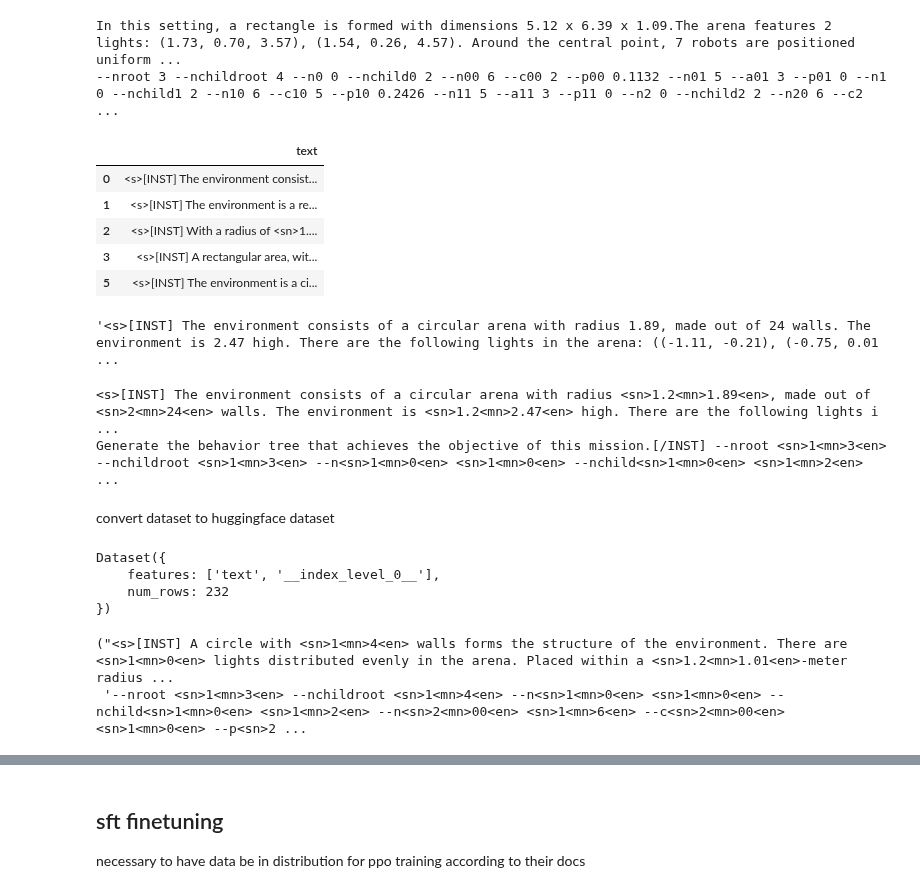
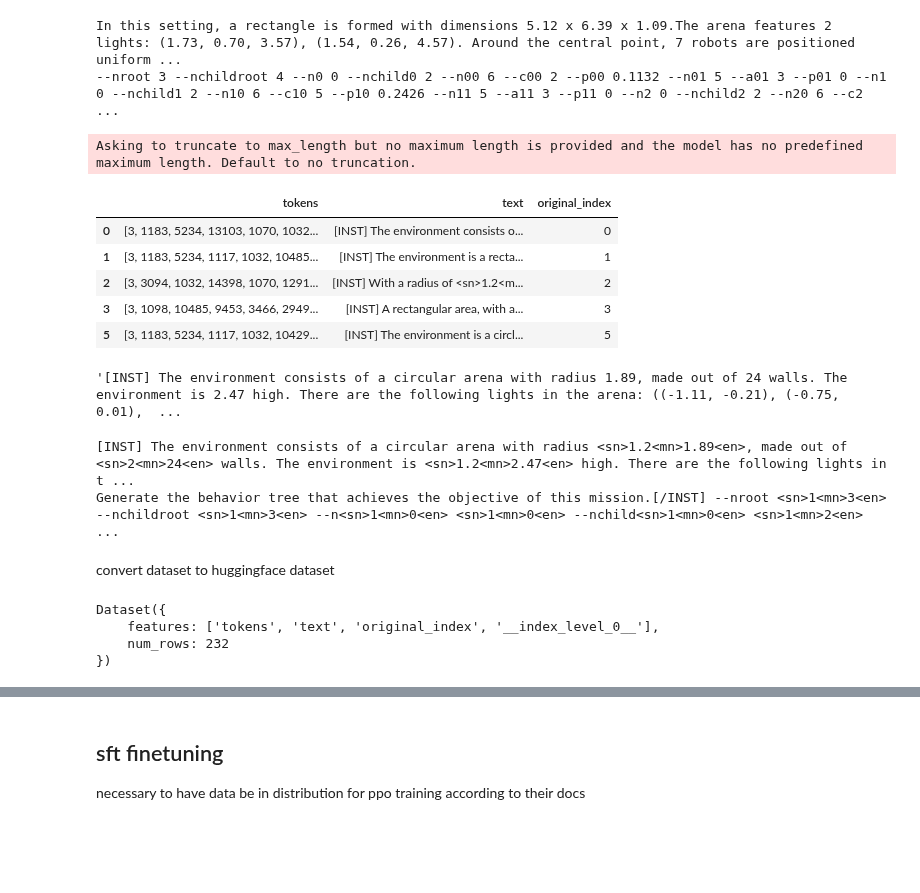
Before and after one commit to julianjandeleit/thesis_llm_collective_behavior_generation, a Jupyter notebook: llm_training/sft-trainer.ipynb, the cells around one changed output, grey strips where cells are left out. Drawn from its saved outputs; the diff is of its cells as text; code cells hidden in the pictures; blank space fills up the shorter version.

```diff
--- a/llm_training/sft-trainer.ipynb
+++ b/llm_training/sft-trainer.ipynb
@@ -47,8 +47,8 @@ bnb_config = BitsAndBytesConfig(
 model = AutoModelForCausalLM.from_pretrained(model_name,
                                                           quantization_config=bnb_config,)
 tokenizer = AutoTokenizer.from_pretrained(model_name)
-#tokenizer.pad_token = tokenizer.eos_token
-tokenizer.pad_token = tokenizer.unk_token
+tokenizer.pad_token = tokenizer.eos_token
+#tokenizer.pad_token = tokenizer.unk_token
 
 model = get_peft_model(model, lora_config)
 # %% [output]
@@ -135,32 +135,34 @@ dataset["llm_output"] = dataset["behavior_tree"].map(lambda x: encode_number(x))
 # %%
 def generate_prompt(sample, tokenizer):
   messages = [
       {"role": "user", "content": sample["llm_input"]+"\nGenerate the behavior tree that achieves the objective of this mission."},
       {"role": "assistant", "content": str(sample["llm_output"])},
   ]
 
-  text = tokenizer.apply_chat_template(messages, tokenize=False) # wraps text with special tokens depending on role (assitant or user)
-  return text
+  text = tokenizer.apply_chat_template(messages, tokenize=True, truncation=True, return_dict=True) # wraps text with special tokens depending on role (assitant or user)
+  return text["input_ids"][1:]
 
-dataset["text"] = dataset.apply(lambda x: generate_prompt(x, tokenizer),axis=1)
+dataset["tokens"] = dataset.apply(lambda x: generate_prompt(x, tokenizer),axis=1)
+dataset["text"] = dataset.apply(lambda x: tokenizer.decode(x.tokens), axis=1)
 
-dataset = dataset.filter(["text","original_index"])
+dataset = dataset.filter(["tokens","text","original_index"])
 dataset.head()
 # %% [output]
+Asking to truncate to max_length but no maximum length is provided and the model has no predefined maximum length. Default to no truncation.
-|  | text |
-| 0 | <s>[INST] The environment consist... |
-| 1 | <s>[INST] The environment is a re... |
-| 2 | <s>[INST] With a radius of <sn>1.... |
-| 3 | <s>[INST] A rectangular area, wit... |
-| 5 | <s>[INST] The environment is a ci... |
+|  | tokens | text | original_index |
+| 0 | [3, 1183, 5234, 13103, 1070, 1032... | [INST] The environment consists o... | 0 |
+| 1 | [3, 1183, 5234, 1117, 1032, 10485... | [INST] The environment is a recta... | 1 |
+| 2 | [3, 3094, 1032, 14398, 1070, 1291... | [INST] With a radius of <sn>1.2<m... | 2 |
+| 3 | [3, 1098, 10485, 9453, 3466, 2949... | [INST] A rectangular area, with a... | 3 |
+| 5 | [3, 1183, 5234, 1117, 1032, 10429... | [INST] The environment is a circl... | 5 |
 # %%
 decode_number(dataset.iloc[0].text)
 # %% [output]
-'<s>[INST] The environment consists of a circular arena with radius 1.89, made out of 24 walls. The environment is 2.47 high. There are the following lights in the arena: ((-1.11, -0.21), (-0.75, 0.01 ...
+'[INST] The environment consists of a circular arena with radius 1.89, made out of 24 walls. The environment is 2.47 high. There are the following lights in the arena: ((-1.11, -0.21), (-0.75, 0.01),  ...
 # %%
 print(dataset.iloc[0].text)
 # %% [output]
-<s>[INST] The environment consists of a circular arena with radius <sn>1.2<mn>1.89<en>, made out of <sn>2<mn>24<en> walls. The environment is <sn>1.2<mn>2.47<en> high. There are the following lights i ...
+[INST] The environment consists of a circular arena with radius <sn>1.2<mn>1.89<en>, made out of <sn>2<mn>24<en> walls. The environment is <sn>1.2<mn>2.47<en> high. There are the following lights in t ...
 Generate the behavior tree that achieves the objective of this mission.[/INST] --nroot <sn>1<mn>3<en> --nchildroot <sn>1<mn>3<en> --n<sn>1<mn>0<en> <sn>1<mn>0<en> --nchild<sn>1<mn>0<en> <sn>1<mn>2<en> ...
 # %% [markdown]
 convert dataset to huggingface dataset
@@ -186,20 +188,6 @@ generated_val_dataset = to_dataset(generated_val_dataset.head(500))
 generated_train_dataset
 # %% [output]
 Dataset({
-    features: ['text', '__index_level_0__'],
+    features: ['tokens', 'text', 'original_index', '__index_level_0__'],
     num_rows: 232
 })
-# %%
-def split_query_response(text,query_str="[/INST] "):
-
-    spl = text.split(query_str)
-    query = spl[0]+query_str
-    resp = spl[1]
-    return {"query": query, "response": resp}
-
-dataset_ppo_train = generated_train_dataset.map(lambda x: split_query_response(x["text"]))
-dataset_ppo_val = generated_train_dataset.map(lambda x: split_query_response(x["text"]))
-dataset_ppo_train[0]["query"], dataset_ppo_train[0]["response"]
-# %% [output]
-("<s>[INST] A circle with <sn>1<mn>4<en> walls forms the structure of the environment. There are <sn>1<mn>0<en> lights distributed evenly in the arena. Placed within a <sn>1.2<mn>1.01<en>-meter radius ...
- '--nroot <sn>1<mn>3<en> --nchildroot <sn>1<mn>4<en> --n<sn>1<mn>0<en> <sn>1<mn>0<en> --nchild<sn>1<mn>0<en> <sn>1<mn>2<en> --n<sn>2<mn>00<en> <sn>1<mn>6<en> --c<sn>2<mn>00<en> <sn>1<mn>0<en> --p<sn>2 ...
```
Also changed, not shown: parts of 16 cells of this notebook, 2 other files.
